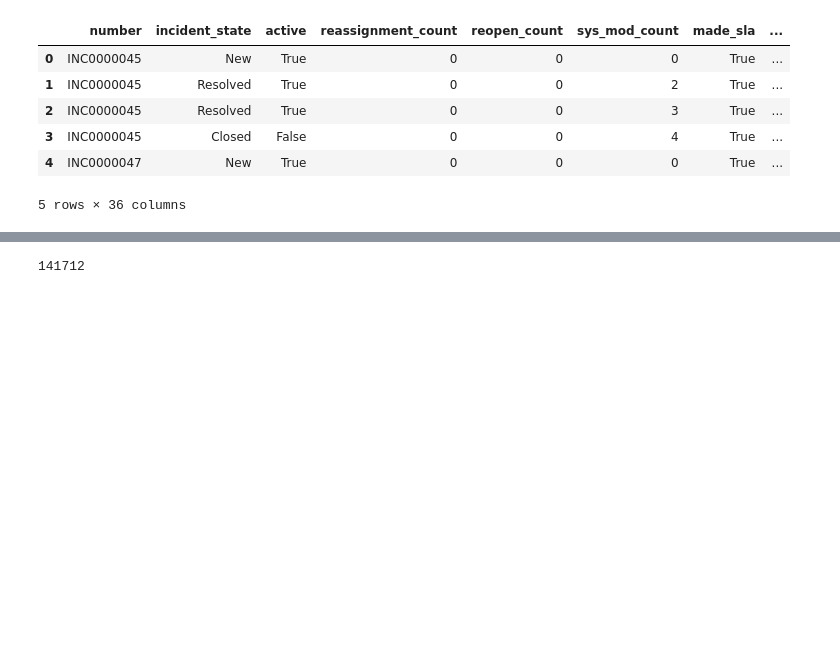
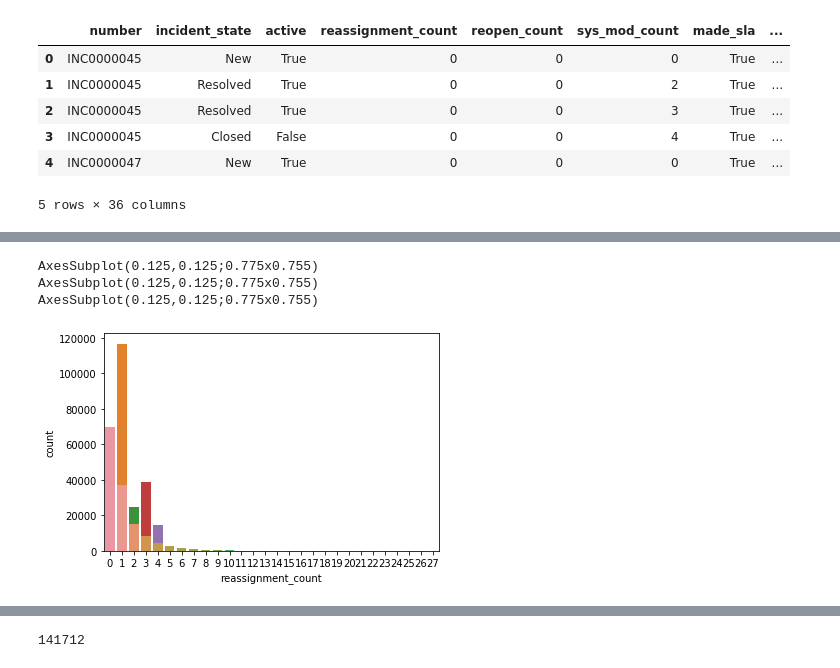
Before and after one commit to unclestay/ESILV---Python-for-data-analysis---devoir-2020, a Jupyter notebook: project.ipynb, the cells around one changed output, grey strips where cells are left out. Drawn from its saved outputs; the diff is of its cells as text; code cells hidden in the pictures; blank space fills up the shorter version.

```diff
--- a/project.ipynb
+++ b/project.ipynb
@@ -12,0 +34,9 @@ dataset.head()
+# %%
+column = [columns for columns in dataset]
+for i in range(1,4):
+    print(sns.countplot(x = str(column[i]), data = dataset))
+# %% [output]
+AxesSubplot(0.125,0.125;0.775x0.755)
+AxesSubplot(0.125,0.125;0.775x0.755)
+AxesSubplot(0.125,0.125;0.775x0.755)
+[figure, added]
```
Also changed, not shown: parts of 48 cells of this notebook.
